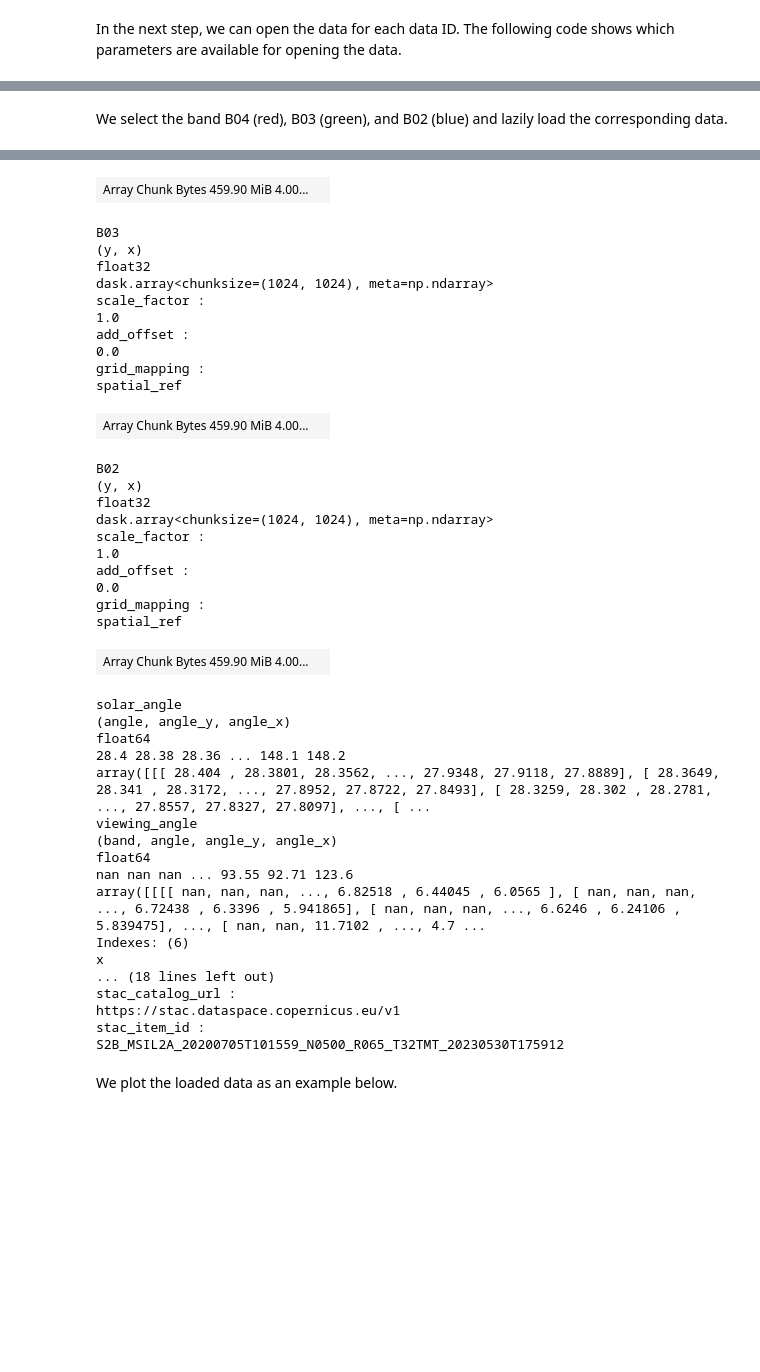
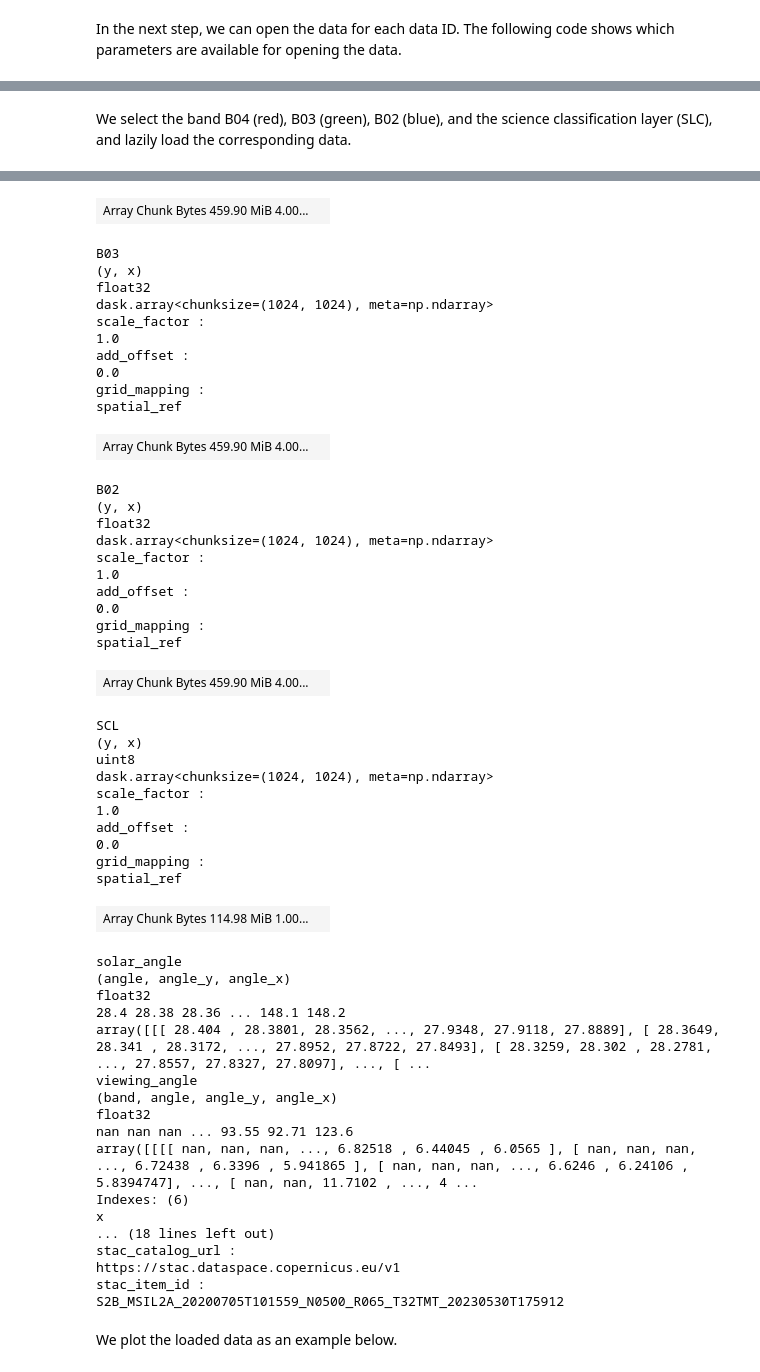
Before and after one commit to xcube-dev/xcube-stac, a Jupyter notebook: examples/notebooks/cdse_senitnel_2.ipynb, the cells around one changed output, grey strips where cells are left out. Cells and saved outputs as stored; diff of their text form; code cells hidden in the pictures; blank space fills up the shorter version.

```diff
--- a/examples/notebooks/cdse_senitnel_2.ipynb
+++ b/examples/notebooks/cdse_senitnel_2.ipynb
@@ -192,11 +259,11 @@ Wall time: 188 μs
 <xcube.util.jsonschema.JsonObjectSchema at 0x...>
 # %% [markdown]
-We select the band B04 (red), B03 (green), and B02 (blue) and lazily load the corresponding data.
+We select the band B04 (red), B03 (green), B02 (blue), and the science classification layer (SLC), and lazily load the corresponding data.
 # %%
 %%time
 ds = store.open_data(
     descriptors[3].data_id,
-    asset_names=["B04", "B03", "B02"],
+    asset_names=["B04", "B03", "B02", "SCL"],
     apply_scaling=True,
     angles_sentinel2=True
 )
@@ -220,47 +287,58 @@ x
 add_offset :
 0.0
 grid_mapping :
 spatial_ref
 | Array Chunk Bytes 459.90 MiB 4.00... |  |
 B03
 (y, x)
 float32
 dask.array<chunksize=(1024, 1024), meta=np.ndarray>
 scale_factor :
 1.0
 add_offset :
 0.0
 grid_mapping :
 spatial_ref
 | Array Chunk Bytes 459.90 MiB 4.00... |  |
 B02
 (y, x)
 float32
 dask.array<chunksize=(1024, 1024), meta=np.ndarray>
 scale_factor :
 1.0
 add_offset :
 0.0
 grid_mapping :
 spatial_ref
 | Array Chunk Bytes 459.90 MiB 4.00... |  |
-solar_angle
-(angle, angle_y, angle_x)
-float64
-28.4 28.38 28.36 ... 148.1 148.2
-array([[[ 28.404 , 28.3801, 28.3562, ..., 27.9348, 27.9118, 27.8889], [ 28.3649, 28.341 , 28.3172, ..., 27.8952, 27.8722, 27.8493], [ 28.3259, 28.302 , 28.2781, ..., 27.8557, 27.8327, 27.8097], ..., [ ...
-viewing_angle
-(band, angle, angle_y, angle_x)
-float64
-nan nan nan ... 93.55 92.71 123.6
-array([[[[ nan, nan, nan, ..., 6.82518 , 6.44045 , 6.0565 ], [ nan, nan, nan, ..., 6.72438 , 6.3396 , 5.941865], [ nan, nan, nan, ..., 6.6246 , 6.24106 , 5.839475], ..., [ nan, nan, 11.7102 , ..., 4.7 ...
-Indexes: (6)
-x
-... (18 lines left out)
-stac_catalog_url :
-https://stac.dataspace.copernicus.eu/v1
-stac_item_id :
-S2B_MSIL2A_20200705T101559_N0500_R065_T32TMT_20230530T175912
+SCL
+(y, x)
+uint8
+dask.array<chunksize=(1024, 1024), meta=np.ndarray>
+scale_factor :
+1.0
+add_offset :
+0.0
+grid_mapping :
+spatial_ref
+| Array Chunk Bytes 114.98 MiB 1.00... |  |
+solar_angle
+(angle, angle_y, angle_x)
+float32
+28.4 28.38 28.36 ... 148.1 148.2
+array([[[ 28.404 , 28.3801, 28.3562, ..., 27.9348, 27.9118, 27.8889], [ 28.3649, 28.341 , 28.3172, ..., 27.8952, 27.8722, 27.8493], [ 28.3259, 28.302 , 28.2781, ..., 27.8557, 27.8327, 27.8097], ..., [ ...
+viewing_angle
+(band, angle, angle_y, angle_x)
+float32
+nan nan nan ... 93.55 92.71 123.6
+array([[[[ nan, nan, nan, ..., 6.82518 , 6.44045 , 6.0565 ], [ nan, nan, nan, ..., 6.72438 , 6.3396 , 5.941865 ], [ nan, nan, nan, ..., 6.6246 , 6.24106 , 5.8394747], ..., [ nan, nan, 11.7102 , ..., 4 ...
+Indexes: (6)
+x
+... (18 lines left out)
+stac_catalog_url :
+https://stac.dataspace.copernicus.eu/v1
+stac_item_id :
+S2B_MSIL2A_20200705T101559_N0500_R065_T32TMT_20230530T175912
 # %% [markdown]
 We plot the loaded data as an example below.
 # %%
```
Also changed, not shown: parts of 22 cells of this notebook, 42 other files.
